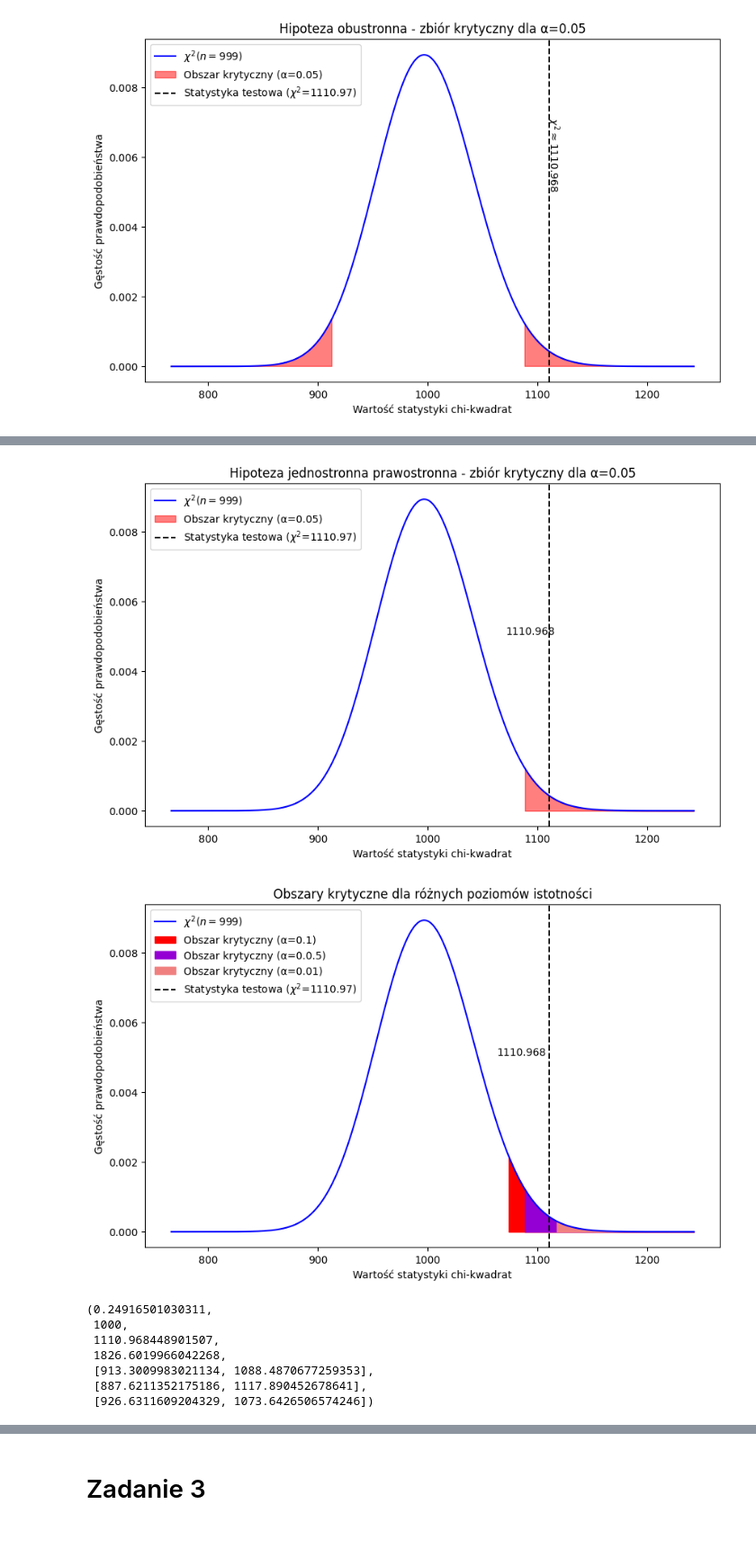
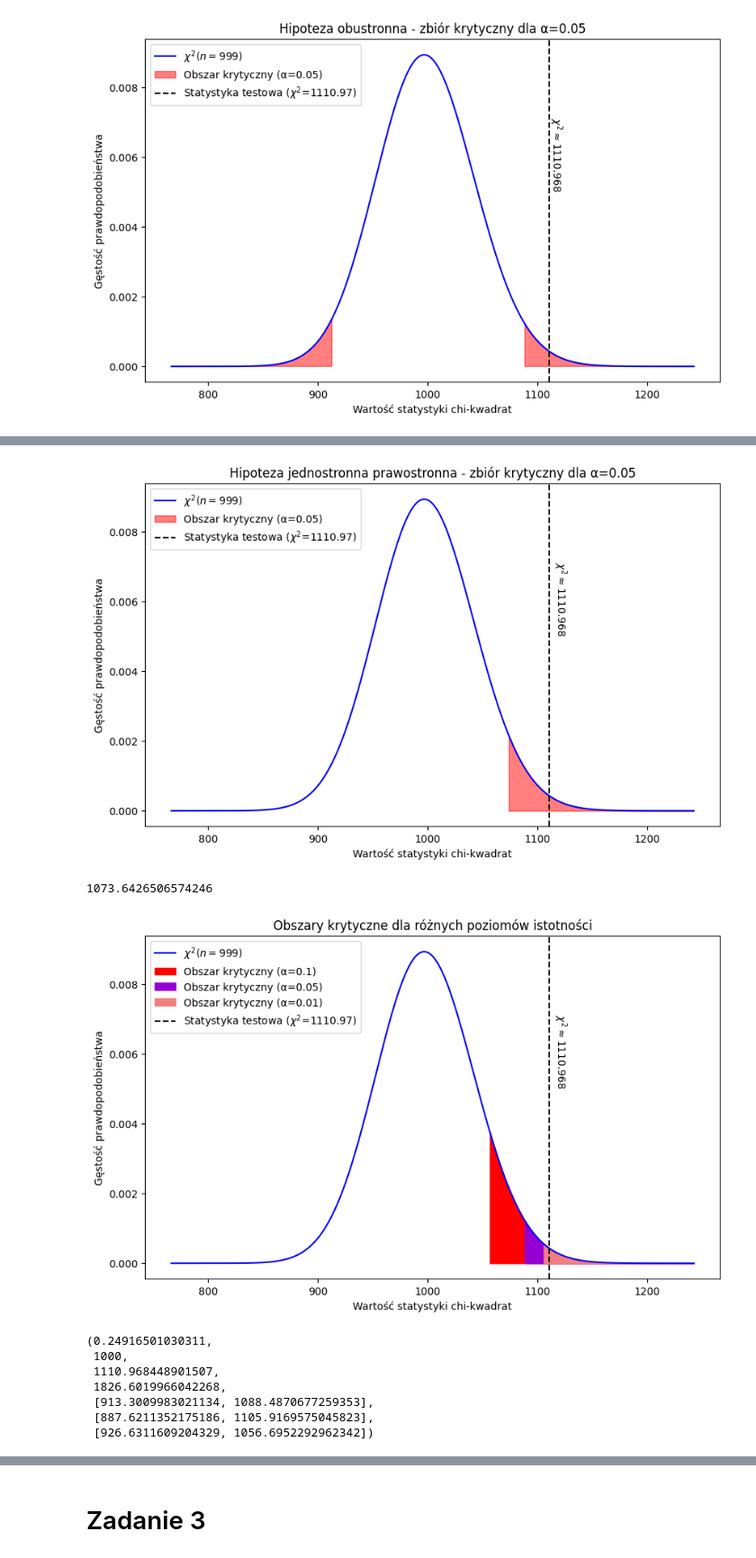
Before and after one commit to mathieuboro/raport2, a Jupyter notebook: Raport2.ipynb, the cells around one changed output, grey strips where cells are left out. Shown at 90% size. Drawn from its saved outputs; the diff is of its cells as text; code cells hidden in the pictures.

```diff
--- a/Raport2.ipynb
+++ b/Raport2.ipynb
@@ -396,7 +396,7 @@ zad2_sample_mean, zad2_sample_size, chi_squared_statistic, p_value, critical_val
  [887.6211352175186, 1117.890452678641],
  [926.6311609204329, 1073.6426506574246])
 # %%
-critical_values_05_right = chi2.ppf(1 - alpha_05 / 2, zad2_sample_size - 1)
+critical_values_05_right = chi2.ppf(1 - alpha_05, zad2_sample_size - 1)
 p_value_05 = 2 * (1 - chi2.cdf(abs(chi_squared_statistic), zad2_sample_size - 1))
 
 fig, ax = plt.subplots(figsize=(10, 6))
@@ -404,52 +404,59 @@ fig, ax = plt.subplots(figsize=(10, 6))
 ax.plot(x, y, 'b-', label=f"$\chi^2$($n = {zad2_sample_size-1}$)")
 ax.fill_between(x, 0, y, where=(x >= critical_values_05_right), color='red', alpha=0.5, label='Obszar krytyczny (α=0.05)')
 ax.axvline(x=chi_squared_statistic, color='black', linestyle='--', label=f'Statystyka testowa ($\chi^2$={chi_squared_statistic:.2f})')
-ax.text(chi_squared_statistic - 17, 0.005, f'{chi_squared_statistic:.3f}', horizontalalignment='center', verticalalignment='bottom', color='black', fontsize=10)
+ax.text(chi_squared_statistic + 10, 0.005, "$\chi^2 \\approx $" + f'{chi_squared_statistic:.3f}',
+        horizontalalignment='center', verticalalignment='bottom',
+        color='black', fontsize=10, rotation=-90)
 ax.legend()
 ax.set_xlabel('Wartość statystyki chi-kwadrat')
 ax.set_ylabel('Gęstość prawdopodobieństwa')
 ax.set_title('Hipoteza jednostronna prawostronna - zbiór krytyczny dla α=0.05')
 
 plt.show()
+
+critical_values_05_right
 # %% [output]
-[figure, old version]
+[figure, new version]
+1073.6426506574246
 # %%
 # Dla alpha = 0.01
 alpha_01 = 0.01
-critical_values_01 = [chi2.ppf(alpha_01 / 2, zad2_sample_size - 1), chi2.ppf(1 - alpha_01 / 2, zad2_sample_size - 1)]
+critical_values_01 = [chi2.ppf(alpha_01 / 2, zad2_sample_size - 1), chi2.ppf(1 - alpha_01, zad2_sample_size - 1)]
 p_value_01 = 2 * (1 - chi2.cdf(abs(chi_squared_statistic), zad2_sample_size - 1))
 
 # Dla alpha = 0.1
 alpha_1 = 0.1
-critical_values_1 = [chi2.ppf(alpha_1 / 2, zad2_sample_size - 1), chi2.ppf(1 - alpha_1 / 2, zad2_sample_size - 1)]
+critical_values_1 = [chi2.ppf(alpha_1 / 2, zad2_sample_size - 1), chi2.ppf(1 - alpha_1, zad2_sample_size - 1)]
 p_value_1 = 2 * (1 - chi2.cdf(abs(chi_squared_statistic), zad2_sample_size - 1))
 
 x = np.linspace(chi2.ppf(0.001, zad2_sample_size - 1) - 100, chi2.ppf(0.999, zad2_sample_size - 1) + 100, 1000)
 y = chi2.pdf(x, zad2_sample_size - 1)
 
 fig, ax = plt.subplots(figsize=(10, 6))
 
 ax.plot(x, y, 'b-', label=f"$\chi^2$($n = {zad2_sample_size-1}$)")
 ax.fill_between(x, 0, y, where=(x >= critical_values_1[1]), color='red', alpha=1, label='Obszar krytyczny (α=0.1)')
-ax.fill_between(x, 0, y, where=(x >= critical_values[1]), color='darkviolet', alpha=1, label='Obszar krytyczny (α=0.0.5)')
+ax.fill_between(x, 0, y, where=(x >= critical_values[1]), color='darkviolet', alpha=1, label='Obszar krytyczny (α=0.05)')
 ax.fill_between(x, 0, y, where=(x >= critical_values_01[1]), color='lightcoral', alpha=1, label='Obszar krytyczny (α=0.01)')
 ax.axvline(x=chi_squared_statistic, color='black', linestyle='--', label=f'Statystyka testowa ($\chi^2$={chi_squared_statistic:.2f})')
-ax.text(chi_squared_statistic - 25, 0.005, f'{chi_squared_statistic:.3f}', horizontalalignment='center', verticalalignment='bottom', color='black', fontsize=10)
+ax.text(chi_squared_statistic + 10, 0.005, "$\chi^2 \\approx $" + f'{chi_squared_statistic:.3f}',
+        horizontalalignment='center', verticalalignment='bottom',
+        color='black', fontsize=10, rotation=-90)
 ax.legend()
 ax.set_xlabel('Wartość statystyki chi-kwadrat')
 ax.set_ylabel('Gęstość prawdopodobieństwa')
 ax.set_title('Obszary krytyczne dla różnych poziomów istotności')
 
 plt.show()
 
 zad2_sample_mean, zad2_sample_size, chi_squared_statistic, p_value, critical_values, critical_values_01, critical_values_1
 # %% [output]
-[figure, old version]
+[figure, new version]
 (0.24916501030311,
  1000,
  1110.968448901507,
  1826.6019966042268,
  [913.3009983021134, 1088.4870677259353],
- [887.6211352175186, 1117.890452678641],
- [926.6311609204329, 1073.6426506574246])
+ [887.6211352175186, 1105.9169575045823],
+ [926.6311609204329, 1056.6952292962342])
 # %%
```
Also changed, not shown: parts of 3 cells of this notebook.
